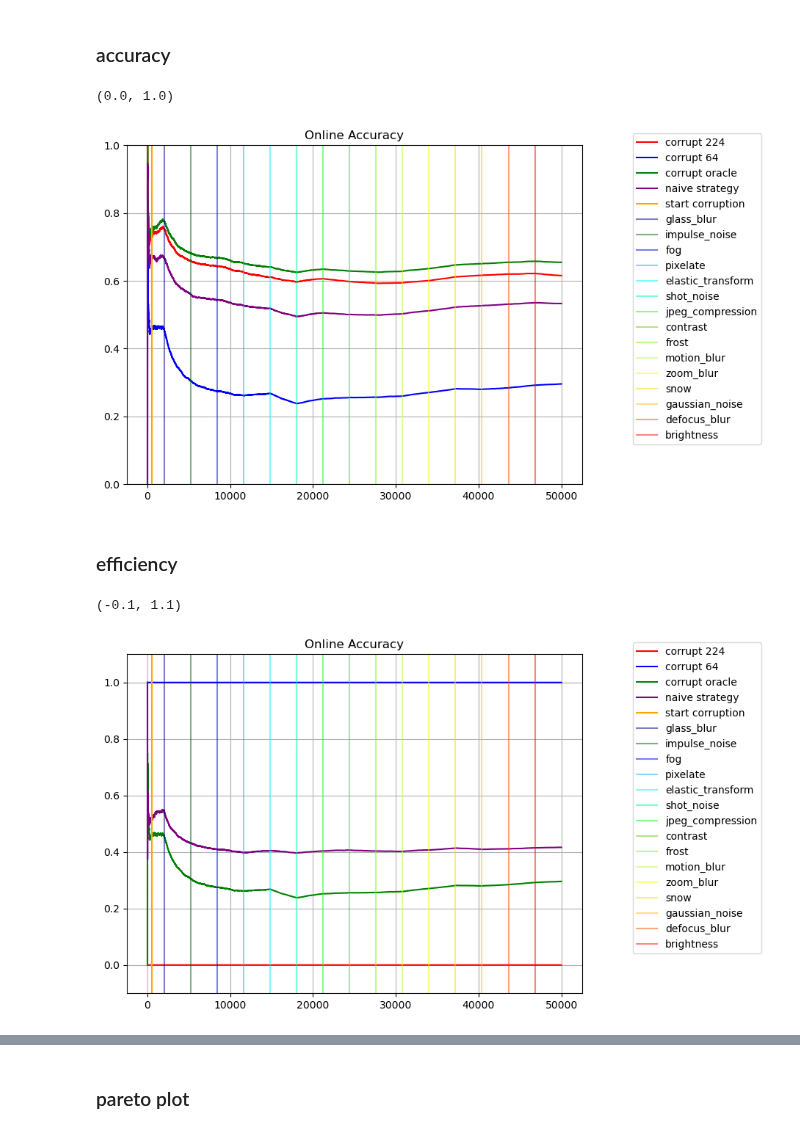
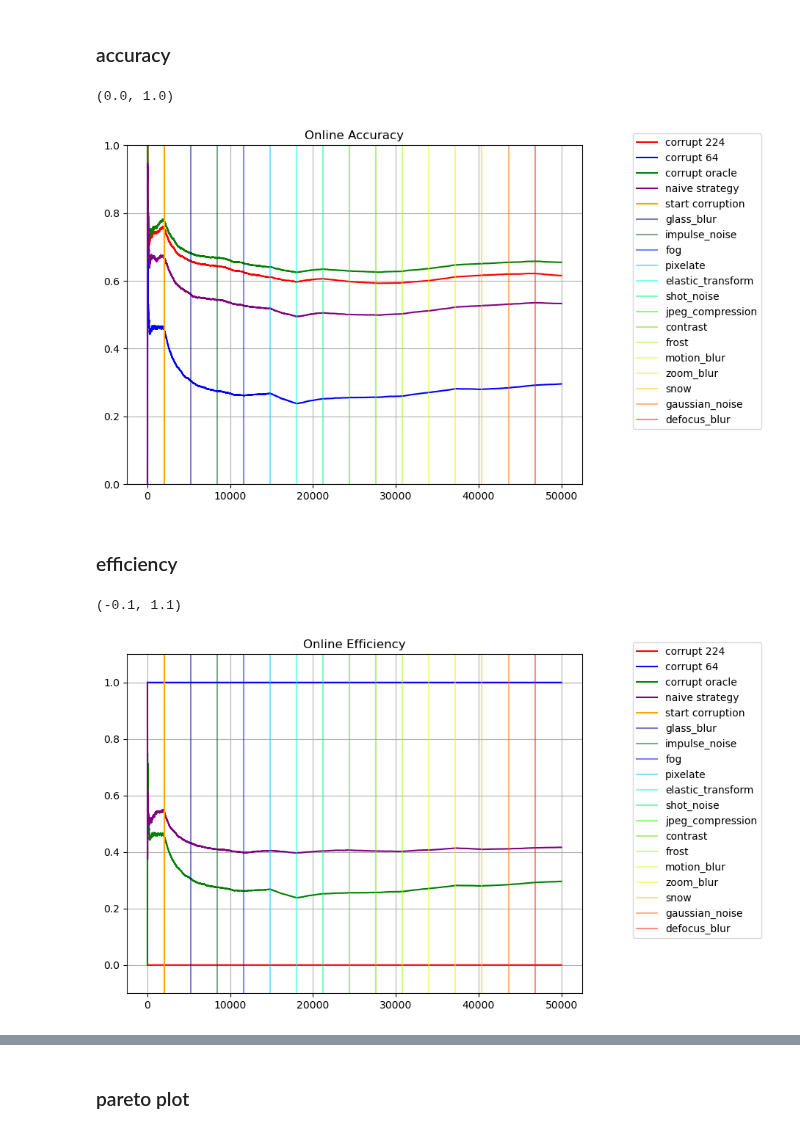
Before and after one commit to Geffen-Cooper/continual_learning_playground, a Jupyter notebook: src/test_time_kd/test_corruptions.ipynb, the cells around one changed output, grey strips where cells are left out. Cells and saved outputs as stored; diff of their text form; code cells hidden in the pictures.

```diff
--- a/src/test_time_kd/test_corruptions.ipynb
+++ b/src/test_time_kd/test_corruptions.ipynb
@@ -1097,8 +1097,8 @@ ax1.plot(idxs,corr_oracle_acc,label='corrupt oracle',color='green')
 # ax1.plot(idxs,corr_online_acc,label='corrupted 224',color='black')
 # ax1.plot(idxs,corr_online_acc64,label='corrupted 64',color='green')
 ax1.plot(idxs,corr_naive_online_acc,label='naive strategy',color='purple')
-ax1.axvline(x = 499, color = 'orange', label = 'start corruption')
-for i,x in enumerate(transition_points):
+ax1.axvline(x = transition_points[0], color = 'orange', label = 'start corruption')
+for i,x in enumerate(transition_points[1:]):
     plt.axvline(x =x, label = corruptions[rand_corr_order[i]],alpha=0.5)
 colormap = plt.cm.gist_ncar #nipy_spectral, Set1,Paired
 colors = [colormap(i) for i in np.linspace(0, 1,len(ax1.lines))]
@@ -1119,38 +1119,38 @@ plt.title("Online Accuracy")
 plt.ylim([0,1])
 # %% [output]
 (0.0, 1.0)
-[figure, old version]
+[figure, new version]
 # %% [markdown]
 ### efficiency
 # %%
 fig1 = plt.figure(figsize=(8,6))
 ax1 = fig1.add_subplot(111)
 ax1.plot(idxs,corr_online_efficiency,label='corrupt 224',color='red')
 ax1.plot(idxs,corr_online_efficiency64,label='corrupt 64',color='blue')
 ax1.plot(idxs,corr_oracle_efficiency,label='corrupt oracle',color='green')
 # ax1.plot(idxs,corr_online_acc,label='corrupted 224',color='black')
 # ax1.plot(idxs,corr_online_acc64,label='corrupted 64',color='green')
 ax1.plot(idxs,corr_naive_efficiency,label='naive strategy',color='purple')
-ax1.axvline(x = 499, color = 'orange', label = 'start corruption')
-for i,x in enumerate(transition_points):
+ax1.axvline(x = transition_points[0], color = 'orange', label = 'start corruption')
+for i,x in enumerate(transition_points[1:]):
     plt.axvline(x =x, label = corruptions[rand_corr_order[i]],alpha=0.5)
 colormap = plt.cm.gist_ncar #nipy_spectral, Set1,Paired
 colors = [colormap(i) for i in np.linspace(0, 1,len(ax1.lines))]
 for i,j in enumerate(ax1.lines[5:]):
     j.set_color(colors[i])
 
 # ax2 = ax1.twinx()
 # px = overconfident_locations
 # py = [naive_online_acc[x] for x in px]
 # # plt.scatter(px,py,s=0.5,c='r')
 # ax2.hist(px,bins=100,alpha=0.2)
 ax1.legend(bbox_to_anchor=(1.1, 1.05))
 # ax1.set_ylabel("Online Accuracy")
 # ax2.set_ylabel("# overconfident images")
 # ax1.set_xlabel("Image Index")
 plt.grid()
-plt.title("Online Accuracy")
+plt.title("Online Efficiency")
 plt.ylim([-0.1,1.1])
 # %% [output]
 (-0.1, 1.1)
-[figure, old version]
+[figure, new version]
```
Also changed, not shown: parts of 14 cells of this notebook.
